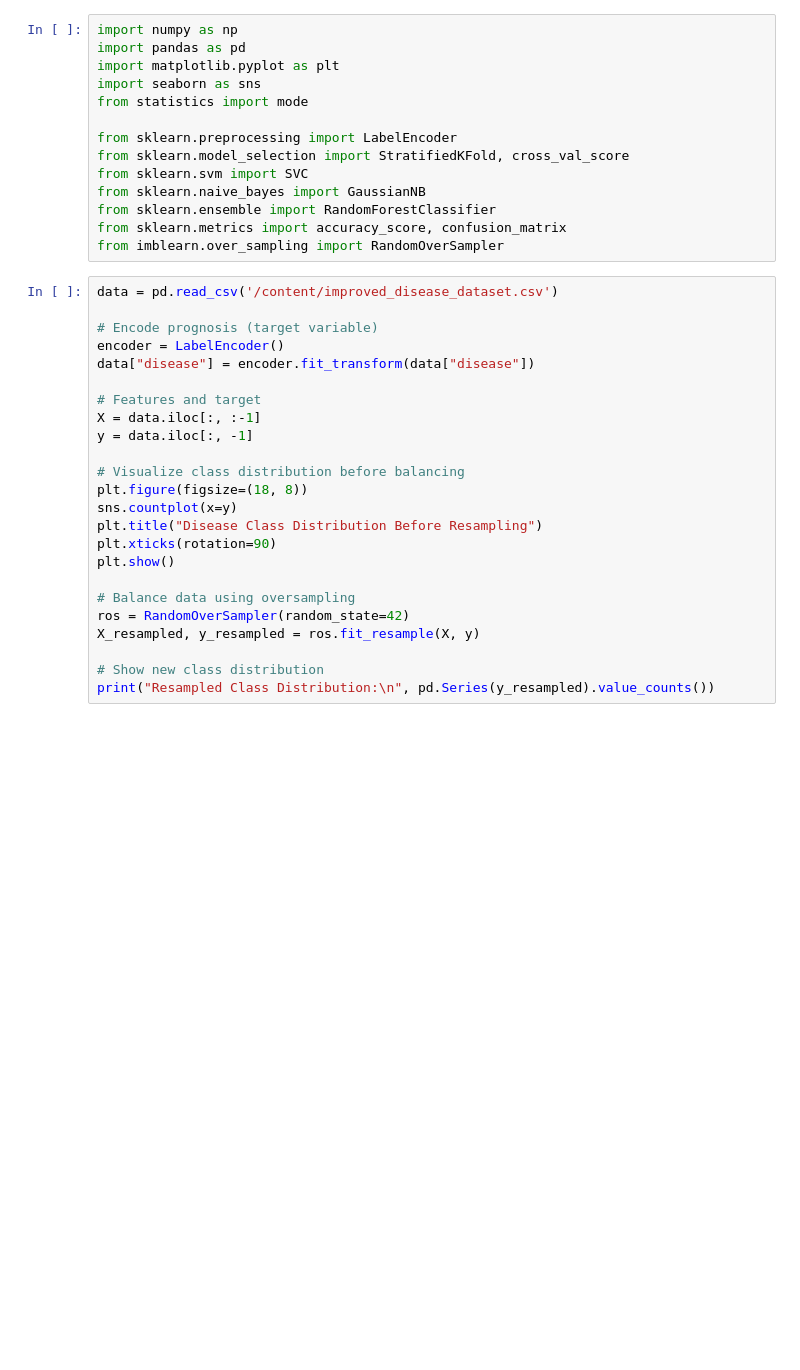
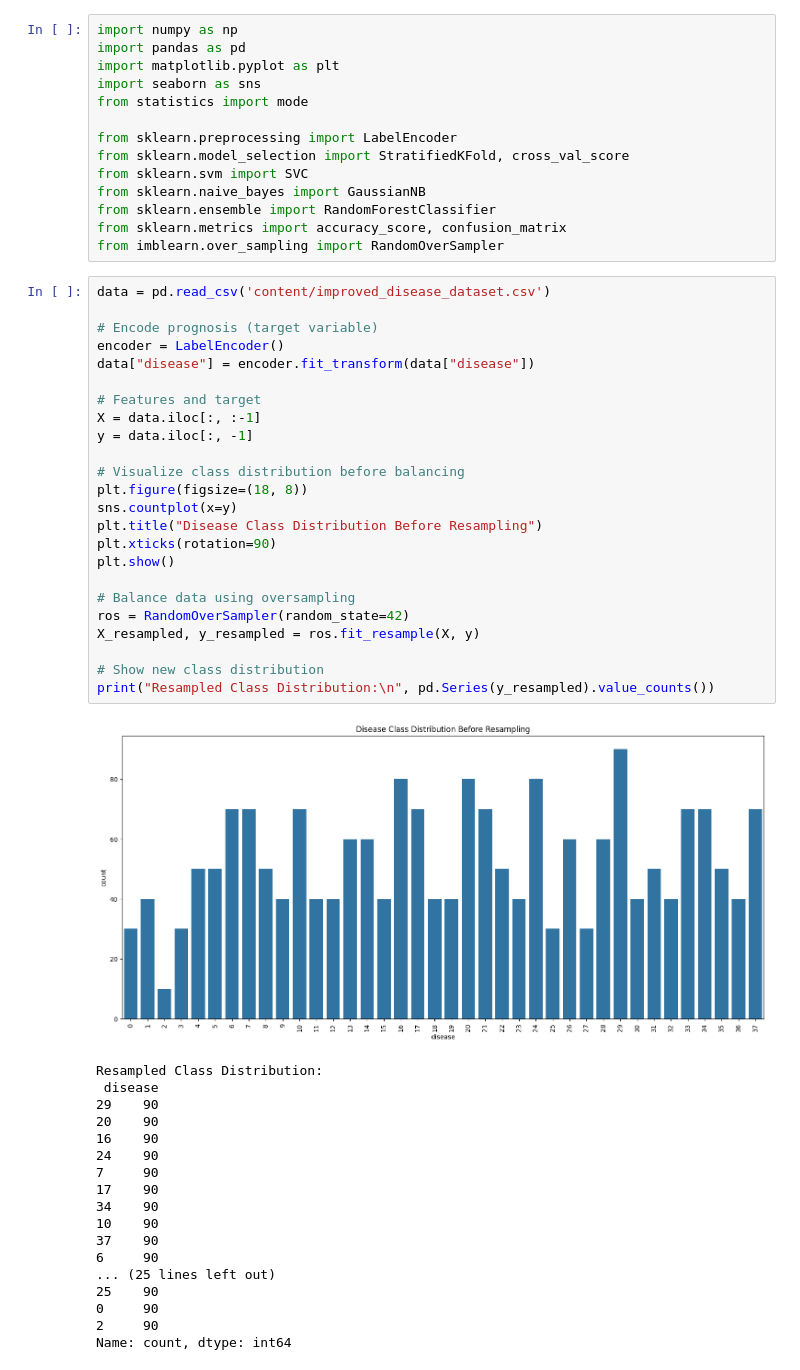
Before and after one commit to ajit-ai/Data_Science, a Jupyter notebook: Notebook_Disease_Prediction_Using_Machine_Learning_.ipynb, the cells around one changed output. Drawn from its saved outputs; the diff is of its cells as text; blank space fills up the shorter version.

```diff
--- a/Notebook_Disease_Prediction_Using_Machine_Learning_.ipynb
+++ b/Notebook_Disease_Prediction_Using_Machine_Learning_.ipynb
@@ -15,29 +15,48 @@ from sklearn.ensemble import RandomForestClassifier
 from sklearn.metrics import accuracy_score, confusion_matrix
 from imblearn.over_sampling import RandomOverSampler
 # %%
-data = pd.read_csv('/content/improved_disease_dataset.csv')
+data = pd.read_csv('content/improved_disease_dataset.csv')
 
 # Encode prognosis (target variable)
 encoder = LabelEncoder()
 data["disease"] = encoder.fit_transform(data["disease"])
 
 # Features and target
 X = data.iloc[:, :-1]
 y = data.iloc[:, -1]
 
 # Visualize class distribution before balancing
 plt.figure(figsize=(18, 8))
 sns.countplot(x=y)
 plt.title("Disease Class Distribution Before Resampling")
 plt.xticks(rotation=90)
 plt.show()
 
 # Balance data using oversampling
 ros = RandomOverSampler(random_state=42)
 X_resampled, y_resampled = ros.fit_resample(X, y)
 
 # Show new class distribution
 print("Resampled Class Distribution:\n", pd.Series(y_resampled).value_counts())
+# %% [output]
+[figure, added]
+Resampled Class Distribution:
+ disease
+29    90
+20    90
+16    90
+24    90
+7     90
+17    90
+34    90
+10    90
+37    90
+6     90
+... (25 lines left out)
+25    90
+0     90
+2     90
+Name: count, dtype: int64
 # %%
 from sklearn.model_selection import cross_val_score, StratifiedKFold
 from sklearn.preprocessing import LabelEncoder
```
Also changed, not shown: parts of 6 cells of this notebook, 2 other files.
